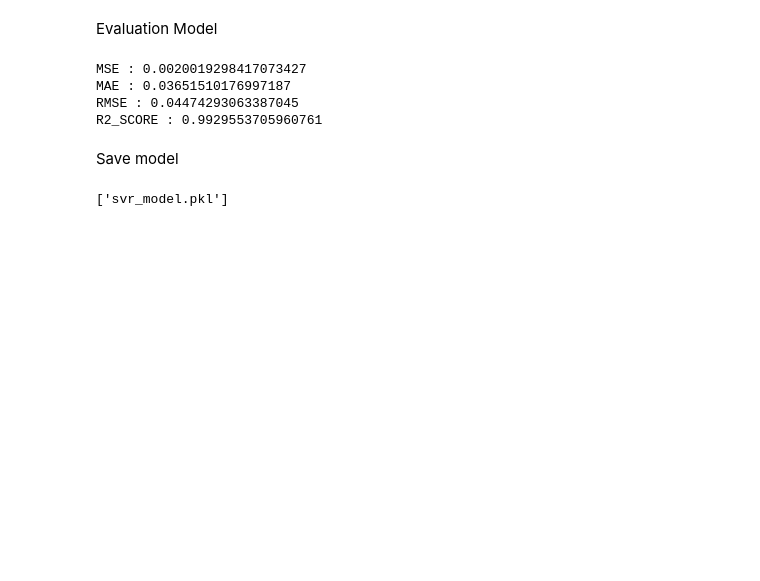
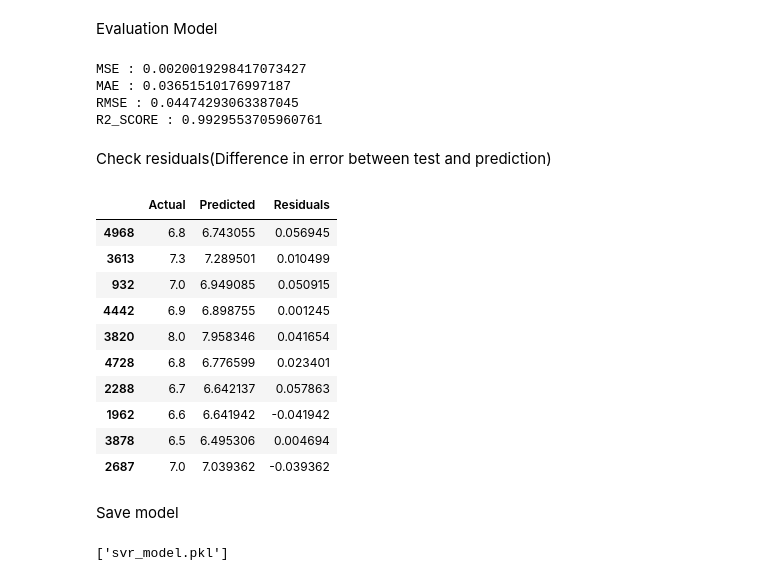
Before and after one commit to farzah14/Mental_Health_Social_Media, a Jupyter notebook: support_vector_regression.ipynb, the cells around one changed output. Drawn from its saved outputs; the diff is of its cells as text; code cells hidden in the pictures; blank space fills up the shorter version.

```diff
--- a/support_vector_regression.ipynb
+++ b/support_vector_regression.ipynb
@@ -397,6 +414,30 @@ MSE : 0.0020019298417073427
 MAE : 0.03651510176997187
 RMSE : 0.04474293063387045
 R2_SCORE : 0.9929553705960761
+# %% [markdown]
+Check residuals(Difference in error between test and prediction)
+# %%
+residuals = y_test - y_pred_best_params
+
+df_residuals = pd.DataFrame({
+    "Actual" : y_test,
+    "Predicted" : y_pred_best_params,
+    "Residuals" : residuals
+})
+
+df_residuals.head(10)
+# %% [output]
+|  | Actual | Predicted | Residuals |
+| 4968 | 6.8 | 6.743055 | 0.056945 |
+| 3613 | 7.3 | 7.289501 | 0.010499 |
+| 932 | 7.0 | 6.949085 | 0.050915 |
+| 4442 | 6.9 | 6.898755 | 0.001245 |
+| 3820 | 8.0 | 7.958346 | 0.041654 |
+| 4728 | 6.8 | 6.776599 | 0.023401 |
+| 2288 | 6.7 | 6.642137 | 0.057863 |
+| 1962 | 6.6 | 6.641942 | -0.041942 |
+| 3878 | 6.5 | 6.495306 | 0.004694 |
+| 2687 | 7.0 | 7.039362 | -0.039362 |
 # %% [markdown]
 Save model
 # %%
```
Also changed, not shown: parts of 2 cells of this notebook.
